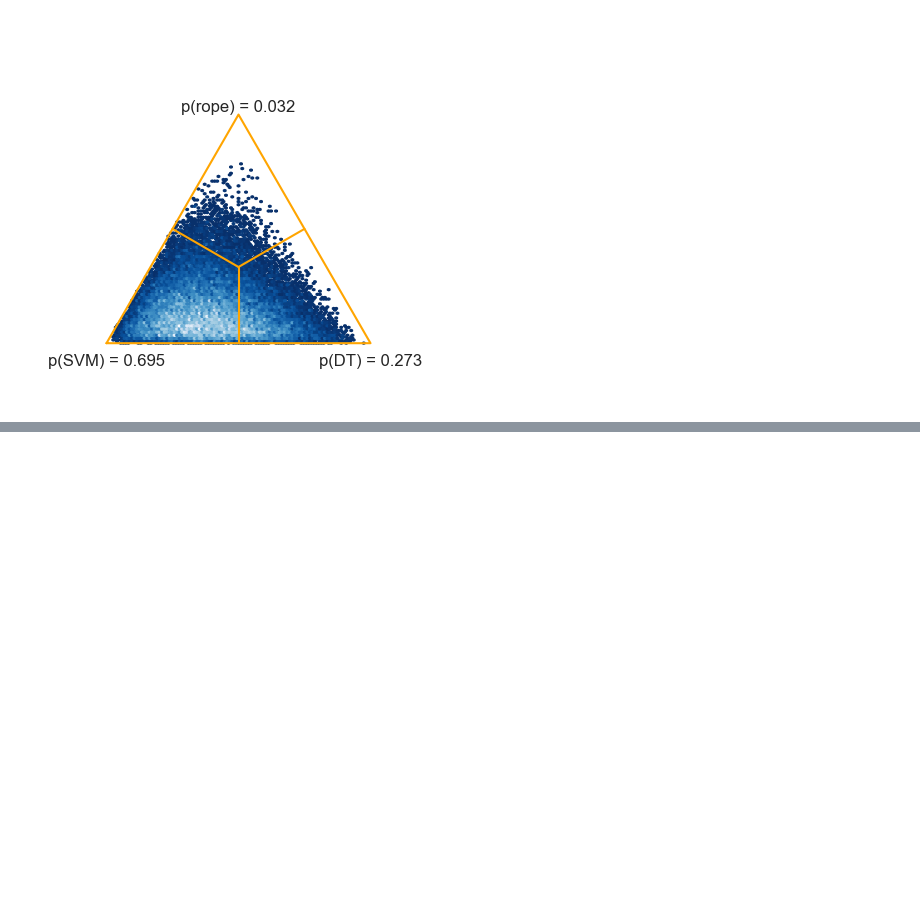
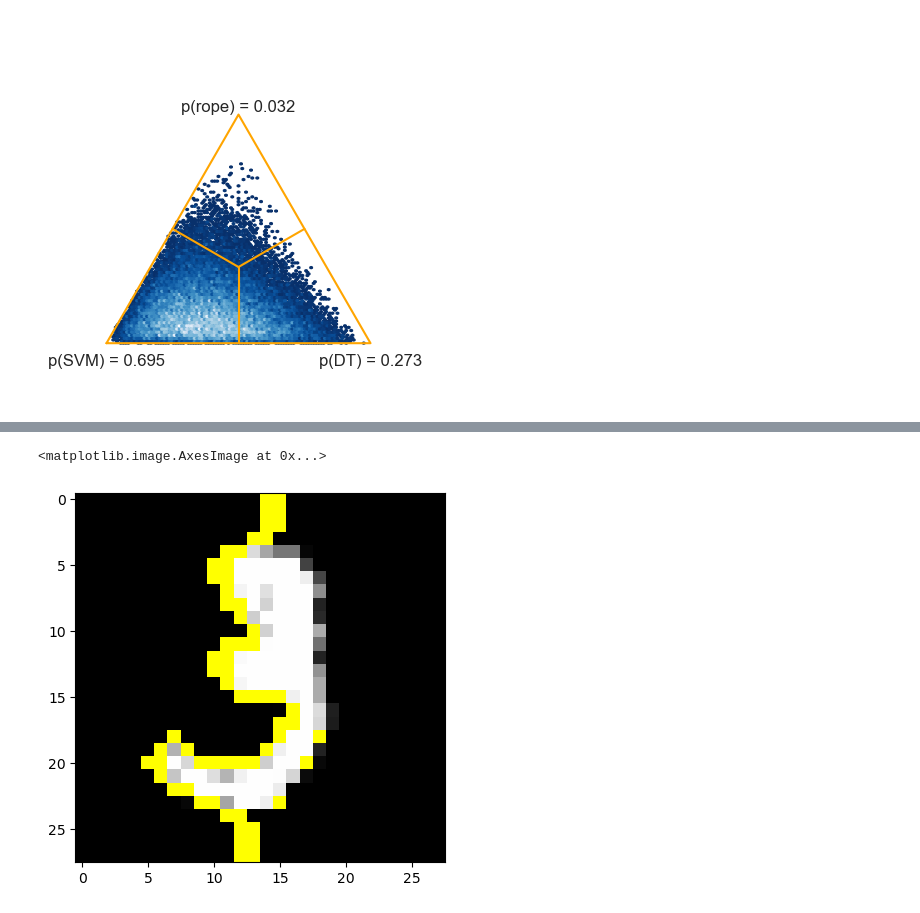
Before and after one commit to zoisboukouvalas/MachineLearningEvaluation_TowardsReliableResponsibleAI, a Jupyter notebook: Part_II/Chapter-6-Statistical-Significance/StatisticalSignificance_SO.ipynb, the cells around one changed output, grey strips where cells are left out. Cells and saved outputs as stored; diff of their text form; code cells hidden in the pictures; blank space fills up the shorter version.

```diff
--- a/Part_II/Chapter-6-Statistical-Significance/StatisticalSignificance_SO.ipynb
+++ b/Part_II/Chapter-6-Statistical-Significance/StatisticalSignificance_SO.ipynb
@@ -3043,0 +3163,9 @@ The NHST plot, though similar in appearance to the Bayesian plot, communicates d
+# %%
+import numpy as np
+def to_rgb(x):
+    x_rgb = np.zeros((x.shape[0], 28, 28, 3))
+    for i in range(3):
+        x_rgb[..., i] = x[..., 0]
+    return x_rgb
+x_train = to_rgb(x_train)
+x_test = to_rgb(x_test)
@@ -3043,0 +3178,11 @@ The NHST plot, though similar in appearance to the Bayesian plot, communicates d
+# %%
+
+model = keras.Sequential(
+    [
+     keras.Input(shape=(28,28,3)),
+     layers.Conv2D(16, 3, activation='relu'),
+     layers.MaxPooling2D(),
+     layers.Flatten(),
+     layers.Dense(10)
+    ]
+)
@@ -3043,0 +3191,7 @@ The NHST plot, though similar in appearance to the Bayesian plot, communicates d
+# %%
+
+model.compile(
+    loss=keras.losses.SparseCategoricalCrossentropy(from_logits=True),
+    optimizer=keras.optimizers.Adam(),
+    metrics=['accuracy']
+)
@@ -3043,0 +3200,2 @@ The NHST plot, though similar in appearance to the Bayesian plot, communicates d
+# %%
+model.fit(x_train, y_train, epochs=2, batch_size=32, validation_data=(x_test, y_test))
@@ -3043,0 +3242,7 @@ The NHST plot, though similar in appearance to the Bayesian plot, communicates d
+# %%
+explainer = lime_image.LimeImageExplainer(random_state=42)
+explanation = explainer.explain_instance(x_train[10], model.predict)
+plt.imshow(x_train[10])
+temp, mask = explanation.get_image_and_mask(model.predict(x_train[10].reshape((1,28,28,3))).argmax(axis=1)[0], positive_only=True, hide_rest=False)
+plt.imshow(mark_boundaries(temp, mask))
+# %% [output]
@@ -3043,0 +3266,2 @@ The NHST plot, though similar in appearance to the Bayesian plot, communicates d
+<matplotlib.image.AxesImage at 0x...>
+[figure, added]
```
Also changed, not shown: parts of 33 cells of this notebook.
